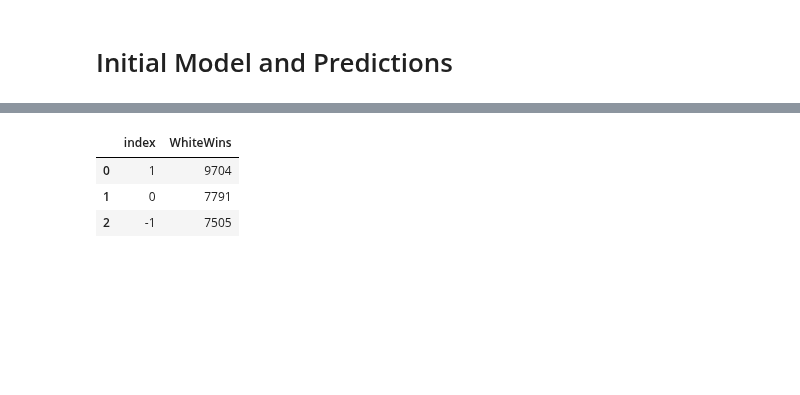
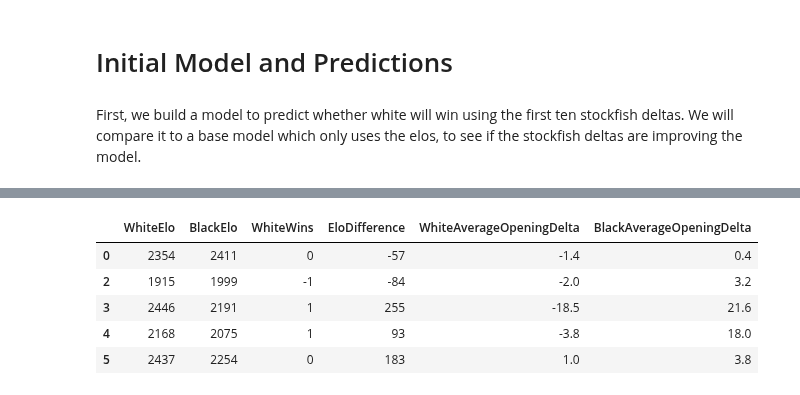
Before and after one commit to piercingecho/chess-win-probability-modeling, a Jupyter notebook: win_prediction.ipynb, the cells around one changed output, grey strips where cells are left out. Cells and saved outputs as stored; diff of their text form; code cells hidden in the pictures; blank space fills up the shorter version.

Commit message:
Added initial models for win probability

```diff
--- a/win_prediction.ipynb
+++ b/win_prediction.ipynb
@@ -180,6 +213,8 @@ df.head(2)
 | 2 | 1915 | 1999 | -1 | e4 d5 exd5 Nf6 d4 Nxd5 Nf3 g6 Be2... | 26 51 68 57 65 77 48 93 61 63 63 ... | 53 | -84 | ... |
 # %% [markdown]
 # Initial Model and Predictions
+# %% [markdown]
+First, we build a model to predict whether white will win using the first ten stockfish deltas. We will compare it to a base model which only uses the elos, to see if the stockfish deltas are improving the model.
 # %%
 pred_df = df[["WhiteElo",
               "BlackElo",
@@ -197,11 +232,15 @@ pred_df.head()
 | 3 | 2446 | 2191 | 1 | 39 | 255 | 2 19 -16 48 -18 10 -8 17 -44 12 -... | -18.5 | ... |
 | 4 | 2168 | 2075 | 1 | 25 | 93 | 26 38 -29 18 -35 2 -2 2 -10 39 11... | -3.8 | ... |
 | 5 | 2437 | 2254 | 0 | 29 | 183 | 18 11 -19 12 -2 -2 1 9 -4 -6 -1 -... | 1.0 | ... |
-# %%
-df_white_moves = pd.value_counts(df.WhiteWins).to_frame().reset_index()
-df_white_moves
-# %% [output]
-|  | index | WhiteWins |
-| 0 | 1 | 9704 |
-| 1 | 0 | 7791 |
-| 2 | -1 | 7505 |
+# %%
+# remove possible data leakage
+
+pred_df = pred_df.drop(['StockfishDeltas','NumWhiteMoves'], axis=1)
+pred_df.head()
+# %% [output]
+|  | WhiteElo | BlackElo | WhiteWins | EloDifference | WhiteAverageOpeningDelta | BlackAverageOpeningDelta |
+| 0 | 2354 | 2411 | 0 | -57 | -1.4 | 0.4 |
+| 2 | 1915 | 1999 | -1 | -84 | -2.0 | 3.2 |
+| 3 | 2446 | 2191 | 1 | 255 | -18.5 | 21.6 |
+| 4 | 2168 | 2075 | 1 | 93 | -3.8 | 18.0 |
+| 5 | 2437 | 2254 | 0 | 183 | 1.0 | 3.8 |
```
Also changed, not shown: parts of 9 cells of this notebook, 2 other files.
